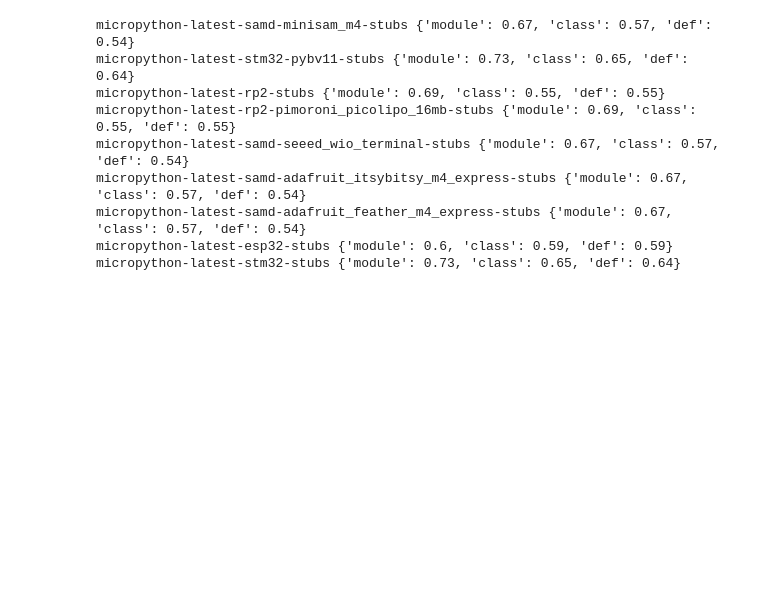
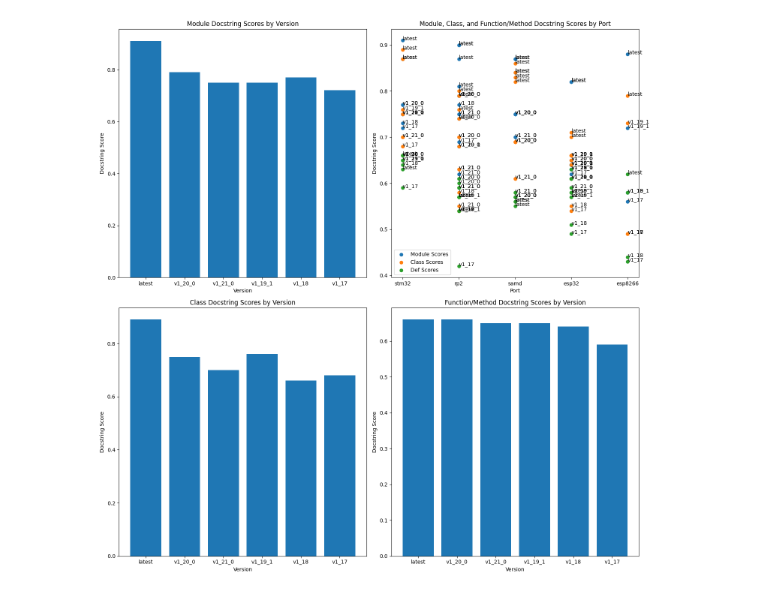
Before and after one commit to Josverl/micropython-stubber, a Jupyter notebook: scripts/check_docstrings.ipynb, the cells around one changed output. Saved outputs shown, nothing was run; the diff lists cells and outputs as text; code cells hidden in the pictures; blank space fills up the shorter version.

Commit message:
add plot to docstring report
Signed-off-by: Jos Verlinde <jos_verlinde@hotmail.com>

```diff
--- a/scripts/check_docstrings.ipynb
+++ b/scripts/check_docstrings.ipynb
@@ -34,12 +34,12 @@ def count_missing_docstrings(folder_path: Path) -> dict:
         if file_path.is_file() and file_path.suffix in [".pyi", ".py"]:
             files.append(str(file_path))
 
-    parser = pydocstyle.config.ConfigurationParser()
+    # parser = pydocstyle.config.ConfigurationParser()
 
     docstring_checks = "D100,D101,D102,D103,D104"
     try:
         errors = pydocstyle.check(files, select=docstring_checks)
-        messages = list(f"{e.code} {e.definition} in {e.filename}" for e in errors)
+        messages = list(f"{e.code} {e.definition} in {e.filename}" for e in errors)  # type: ignore
     except Exception as e:
         messages = []
     # print(messages[1:4])
@@ -68,6 +85,7 @@ def get_docstring_score(folder_path: Path) -> dict:
 publish_path = Path("/workspaces/micropython-stubber/repos/micropython-stubs/stubs")
 
 for folder_path in publish_path.glob("micropython-latest*-merged"):
-    docstring_score = get_docstring_score(folder_path)
+    docstring_score = get_docstring_score(folder_path, "mmerged")
+    scores.append(docstring_score)
     print(f"{folder_path.name} {docstring_score}")
 # %% [output]
@@ -85,7 +105,8 @@ micropython-latest-samd-SEEED_WIO_TERMINAL-merged {'module': 0.87, 'class': 0.88
 # %%
 publish_path = Path("/workspaces/micropython-stubber/repos/micropython-stubs/publish")
 
-for folder_path in publish_path.glob("micropython-v1_21*"):
-    docstring_score = get_docstring_score(folder_path)
+for folder_path in publish_path.glob("micropython-v*"):
+    docstring_score = get_docstring_score(folder_path, "package")
+    scores.append(docstring_score)
     print(f"{folder_path.name} {docstring_score}")
 # %% [output]
@@ -94,14 +130,54 @@ micropython-v1_21_0-esp32-esp32_generic-stubs {'module': 0.59, 'class': 0.59, 'd
-# %%
-for folder_path in publish_path.glob("micropython-latest*"):
-    docstring_score = get_docstring_score(folder_path)
-    print(f"{folder_path.name} {docstring_score}")
-# %% [output]
-micropython-latest-samd-minisam_m4-stubs {'module': 0.67, 'class': 0.57, 'def': 0.54}
-micropython-latest-stm32-pybv11-stubs {'module': 0.73, 'class': 0.65, 'def': 0.64}
-micropython-latest-rp2-stubs {'module': 0.69, 'class': 0.55, 'def': 0.55}
-micropython-latest-rp2-pimoroni_picolipo_16mb-stubs {'module': 0.69, 'class': 0.55, 'def': 0.55}
-micropython-latest-samd-seeed_wio_terminal-stubs {'module': 0.67, 'class': 0.57, 'def': 0.54}
-micropython-latest-samd-adafruit_itsybitsy_m4_express-stubs {'module': 0.67, 'class': 0.57, 'def': 0.54}
-micropython-latest-samd-adafruit_feather_m4_express-stubs {'module': 0.67, 'class': 0.57, 'def': 0.54}
-micropython-latest-esp32-stubs {'module': 0.6, 'class': 0.59, 'def': 0.59}
-micropython-latest-stm32-stubs {'module': 0.73, 'class': 0.65, 'def': 0.64}
+# %%
+import matplotlib.pyplot as plt
+
+# extract the version and module scores from the scores list
+versions = [score["version"] for score in scores]
+module_scores = [score["module"] for score in scores]
+class_scores = [score["class"] for score in scores]
+def_scores = [score["def"] for score in scores]
+ports = [score["port"] for score in scores]
+
+# create a figure with 5 subplots
+fig, ((ax1, ax2), (ax3, ax4)) = plt.subplots(2, 2, figsize=(15, 15))
+
+# plot the module scores on the first subplot
+ax1.bar(versions, module_scores)
+ax1.set_title("Module Docstring Scores by Version")
+ax1.set_xlabel("Version")
+ax1.set_ylabel("Docstring Score")
+
+
+# plot the class scores on the second subplot
+ax3.bar(versions, class_scores)
+ax3.set_title("Class Docstring Scores by Version")
+ax3.set_xlabel("Version")
+ax3.set_ylabel("Docstring Score")
+
+# plot the def scores on the third subplot
+ax4.bar(versions, def_scores)
+ax4.set_title("Function/Method Docstring Scores by Version")
+ax4.set_xlabel("Version")
+ax4.set_ylabel("Docstring Score")
+
+# plot the scatter chart on the fourth subplot
+ax2.scatter(ports, module_scores)
+ax2.scatter(ports, class_scores)  # add class scores to the scatter plot
+ax2.scatter(ports, def_scores)  # add def scores to the scatter plot
+ax2.set_title("Module, Class, and Function/Method Docstring Scores by Port")
+ax2.set_xlabel("Port")
+ax2.set_ylabel("Docstring Score")
+
+# add labels to the datapoints in the scatterplot
+for i, port in enumerate(ports):
+    ax2.annotate(versions[i], (port, module_scores[i]))
+    ax2.annotate(versions[i], (port, class_scores[i]))  # add version label to class scores
+    ax2.annotate(versions[i], (port, def_scores[i]))  # add version label to def scores
+
+# add legend to the scatter plot
+ax2.legend(["Module Scores", "Class Scores", "Def Scores"])
+
+# adjust the layout and display the plot
+plt.tight_layout()
+plt.show()
+# %% [output]
+[figure, added]
```
Also changed, not shown: parts of 3 cells of this notebook.
